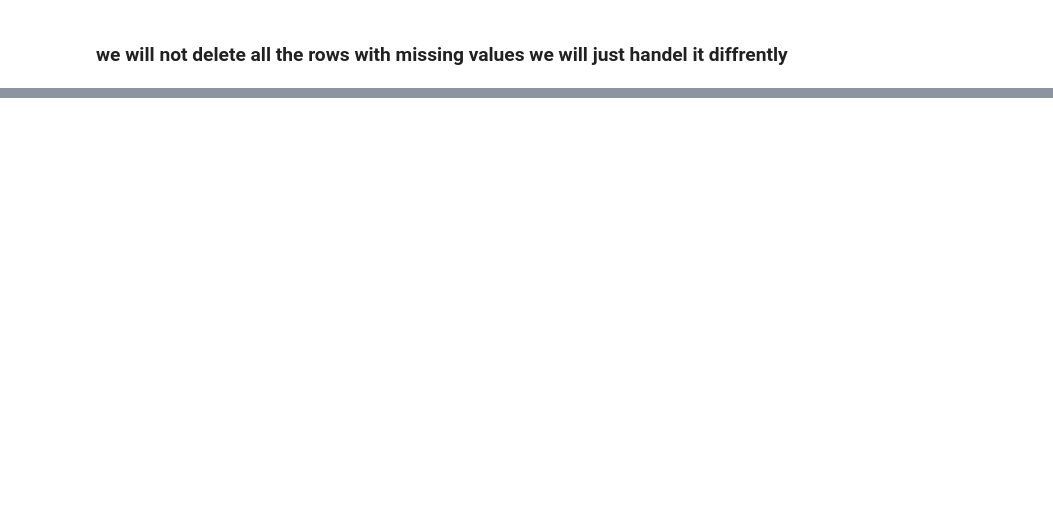
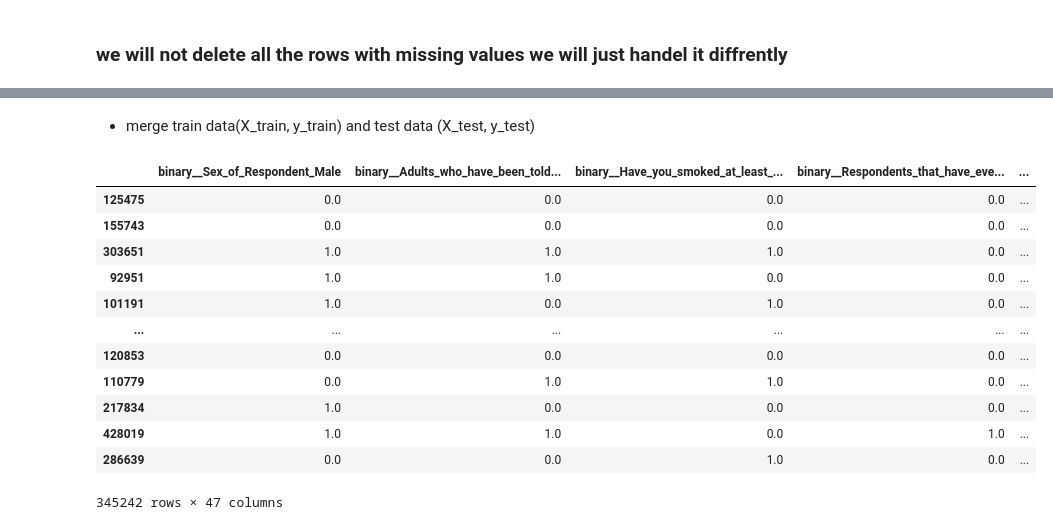
Before and after one commit to Pragati75-stack/NeuroShield-AI, a Jupyter notebook: notebooks/Data_preprocessing.ipynb, the cells around one changed output, grey strips where cells are left out. Drawn from its saved outputs; the diff is of its cells as text; code cells hidden in the pictures; blank space fills up the shorter version.

```diff
--- a/notebooks/Data_preprocessing.ipynb
+++ b/notebooks/Data_preprocessing.ipynb
@@ -332,0 +430,9 @@ df_Clean = df_Clean.dropna()
+# %%
+# find all the column that have 2 unique values from object type columns
+binary_cols = [col for col in X_train.columns if X_train[col].nunique() == 2 and X_train[col].dtype == 'object']
+# find all the column that have 3 or more unique values
+multi_cols = [col for col in X_train.columns if X_train[col].nunique() >= 3 and X_train[col].dtype == 'object']
+# find columns that have income, education or general health in the name
+income_cols = [col for col in X_train.columns if 'income' in col.lower()]
+education_cols = [col for col in X_train.columns if 'highest_grade' in col.lower()]
+health_cols = [col for col in X_train.columns if 'general_your_health' in col.lower()]
@@ -332,0 +451,5 @@ df_Clean = df_Clean.dropna()
+# %%
+# remove income, education, heath cols from multi class data
+multi_cols.remove(income_cols[0])
+multi_cols.remove(education_cols[0])
+multi_cols.remove(health_cols[0])
@@ -332,0 +497,10 @@ df_Clean = df_Clean.dropna()
+# %%
+# column transformer
+preprocessor = ColumnTransformer(
+    transformers=[
+        ("binary", OneHotEncoder(drop="if_binary"), binary_cols),
+        ("ordinal", ordinal_encoder, ordinal),
+        ("nominal", OneHotEncoder(handle_unknown="ignore"), multi_cols)
+    ],
+    remainder="passthrough"
+)
@@ -332,0 +528,28 @@ df_Clean = df_Clean.dropna()
+# %% [markdown]
+- merge train data(X_train, y_train) and test data (X_test, y_test)
+# %%
+X_train_transformed = preprocessor.fit_transform(X_train)
+X_test_transformed = preprocessor.transform(X_test)
+# %%
+feature_names = preprocessor.get_feature_names_out()
+
+X_train_transformed_df = pd.DataFrame(
+    X_train_transformed.toarray() if hasattr(X_train_transformed, "toarray") else X_train_transformed,
+    columns=feature_names,
+    index=X_train.index
+)
+X_train_transformed_df
+# %% [output]
+|  | binary__Sex_of_Respondent_Male | binary__Adults_who_have_been_told... | binary__Have_you_smoked_at_least_... | binary__Respondents_that_have_eve... | ... |
+| 125475 | 0.0 | 0.0 | 0.0 | 0.0 | ... |
+| 155743 | 0.0 | 0.0 | 0.0 | 0.0 | ... |
+| 303651 | 1.0 | 1.0 | 1.0 | 0.0 | ... |
+| 92951 | 1.0 | 1.0 | 0.0 | 0.0 | ... |
+| 101191 | 1.0 | 0.0 | 1.0 | 0.0 | ... |
+| ... | ... | ... | ... | ... | ... |
+| 120853 | 0.0 | 0.0 | 0.0 | 0.0 | ... |
+| 110779 | 0.0 | 1.0 | 1.0 | 0.0 | ... |
+| 217834 | 1.0 | 0.0 | 0.0 | 0.0 | ... |
+| 428019 | 1.0 | 1.0 | 0.0 | 1.0 | ... |
+| 286639 | 0.0 | 0.0 | 1.0 | 0.0 | ... |
+345242 rows × 47 columns
```
Also changed, not shown: parts of 53 cells of this notebook, 21 other files.
